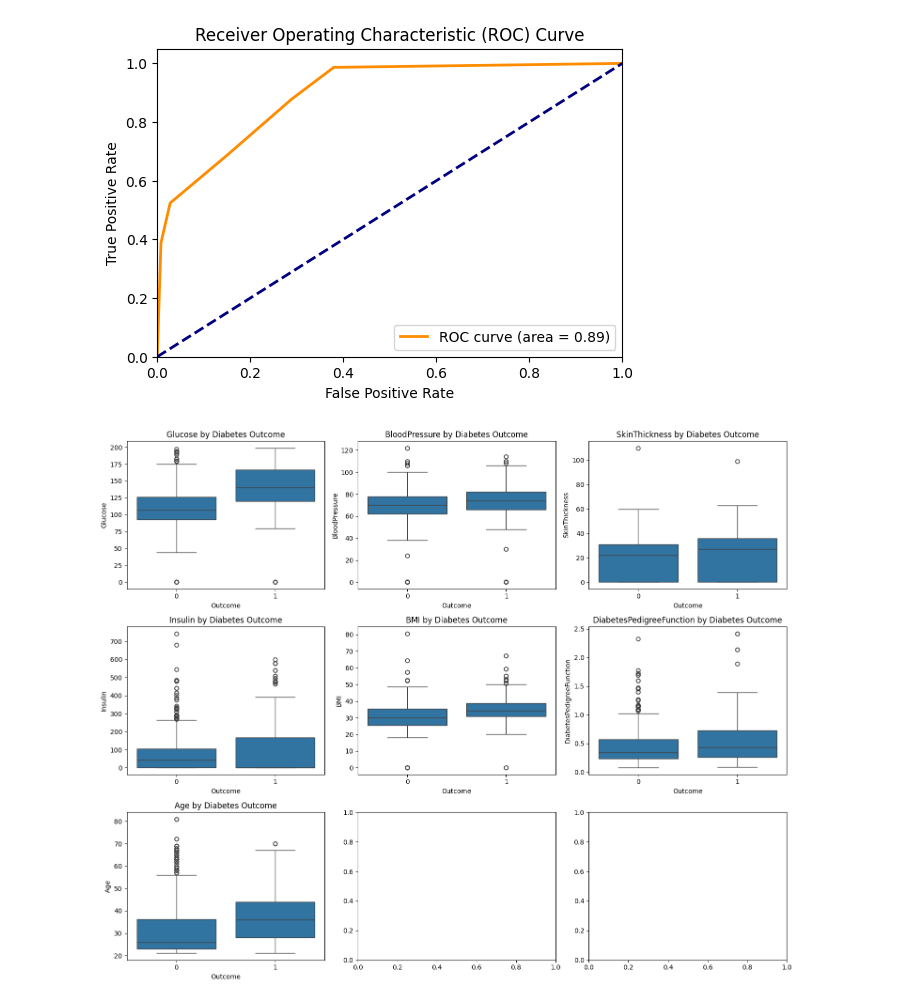
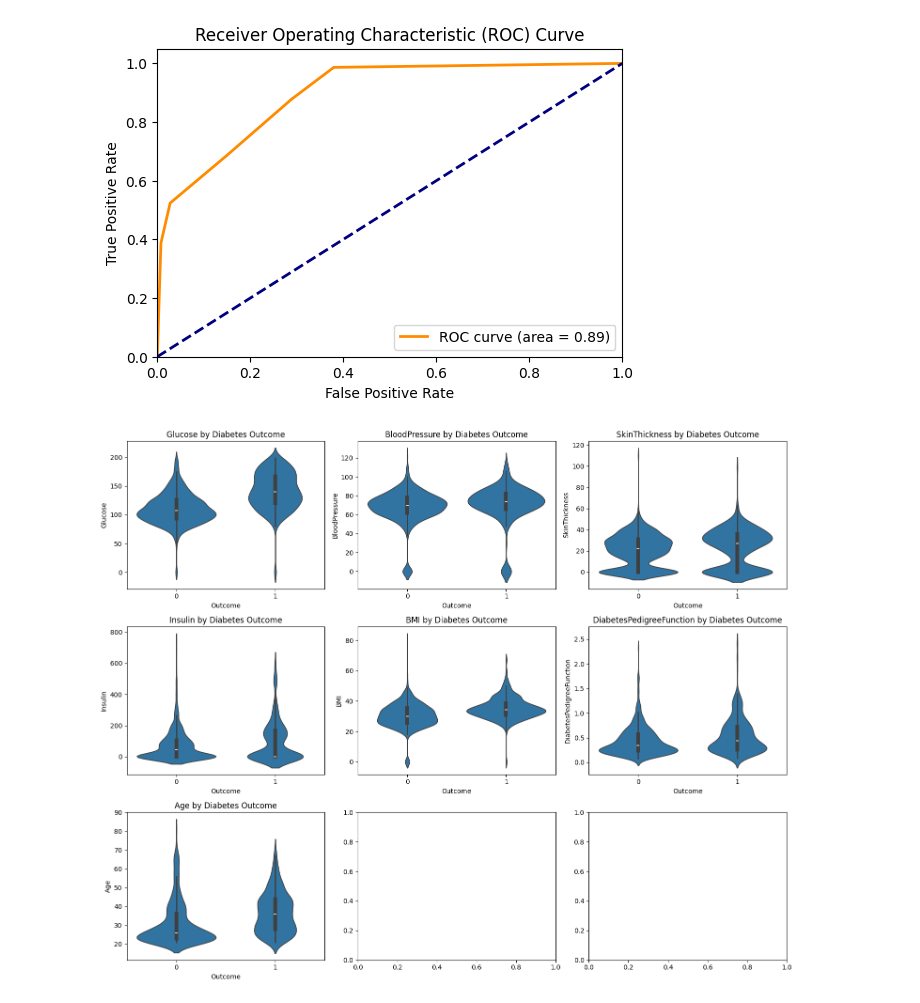
Before and after one commit to shovo896/Diabetes_detection, a Jupyter notebook: knn.ipynb, the cells around one changed output. Cells and saved outputs as stored; diff of their text form; code cells hidden in the pictures.

```diff
--- a/knn.ipynb
+++ b/knn.ipynb
@@ -128,17 +132,17 @@ plt.show()
 # %% [output]
 [figure]
 # %%
-# Feature distributions by outcome
+# Feature distributions by outcome (Violin Plots)
 features = ['Glucose', 'BloodPressure', 'SkinThickness', 'Insulin', 'BMI', 'DiabetesPedigreeFunction', 'Age']
 fig, axes = plt.subplots(3, 3, figsize=(15, 12))
 axes = axes.ravel()
 
 for i, feature in enumerate(features):
     if i < len(axes):
-        sns.boxplot(x='Outcome', y=feature, data=df, ax=axes[i])
+        sns.violinplot(x='Outcome', y=feature, data=df, ax=axes[i], inner='box')
         axes[i].set_title(f'{feature} by Diabetes Outcome')
 
 plt.tight_layout()
 plt.show()
 # %% [output]
-[figure, old version]
+[figure, new version]
```
Also changed, not shown: parts of 1 cell of this notebook.
